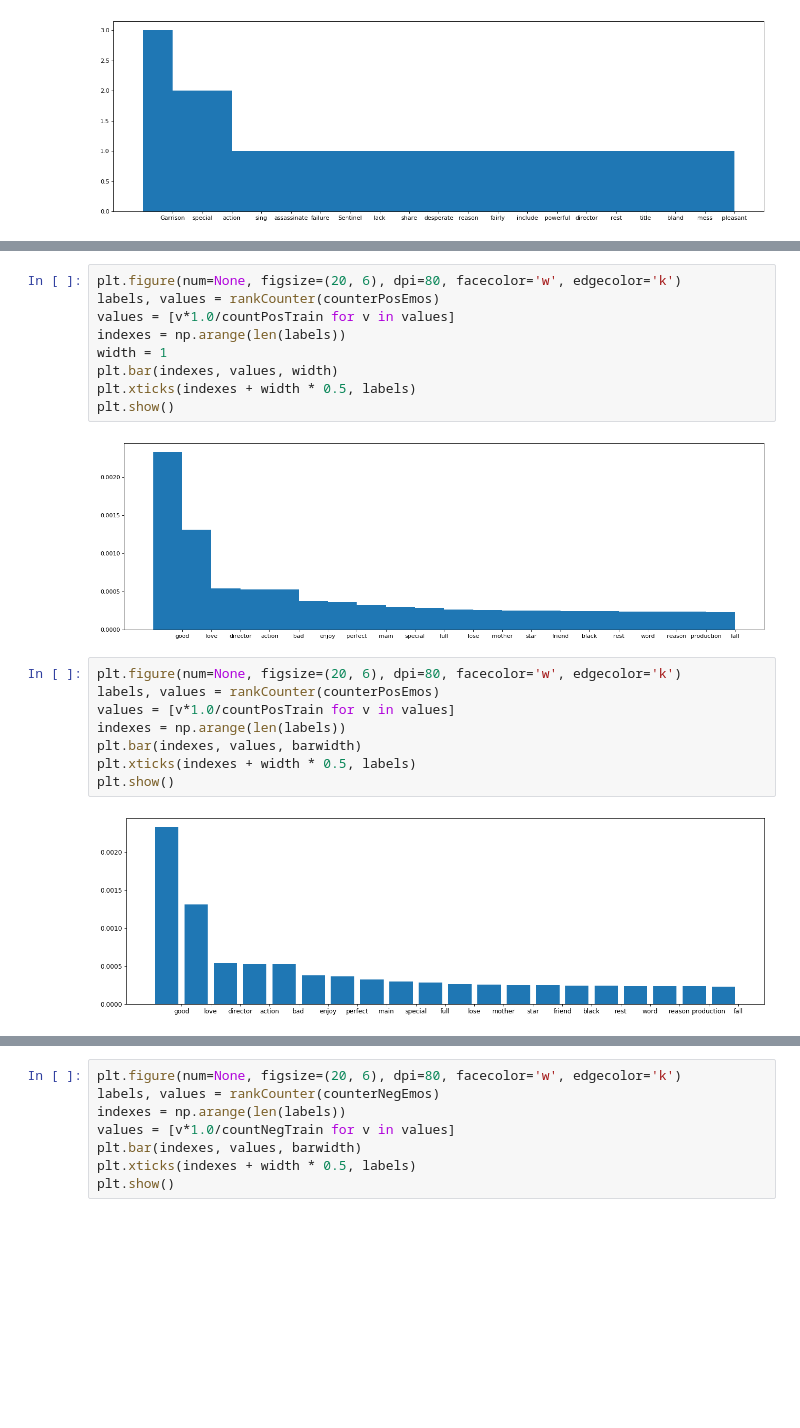
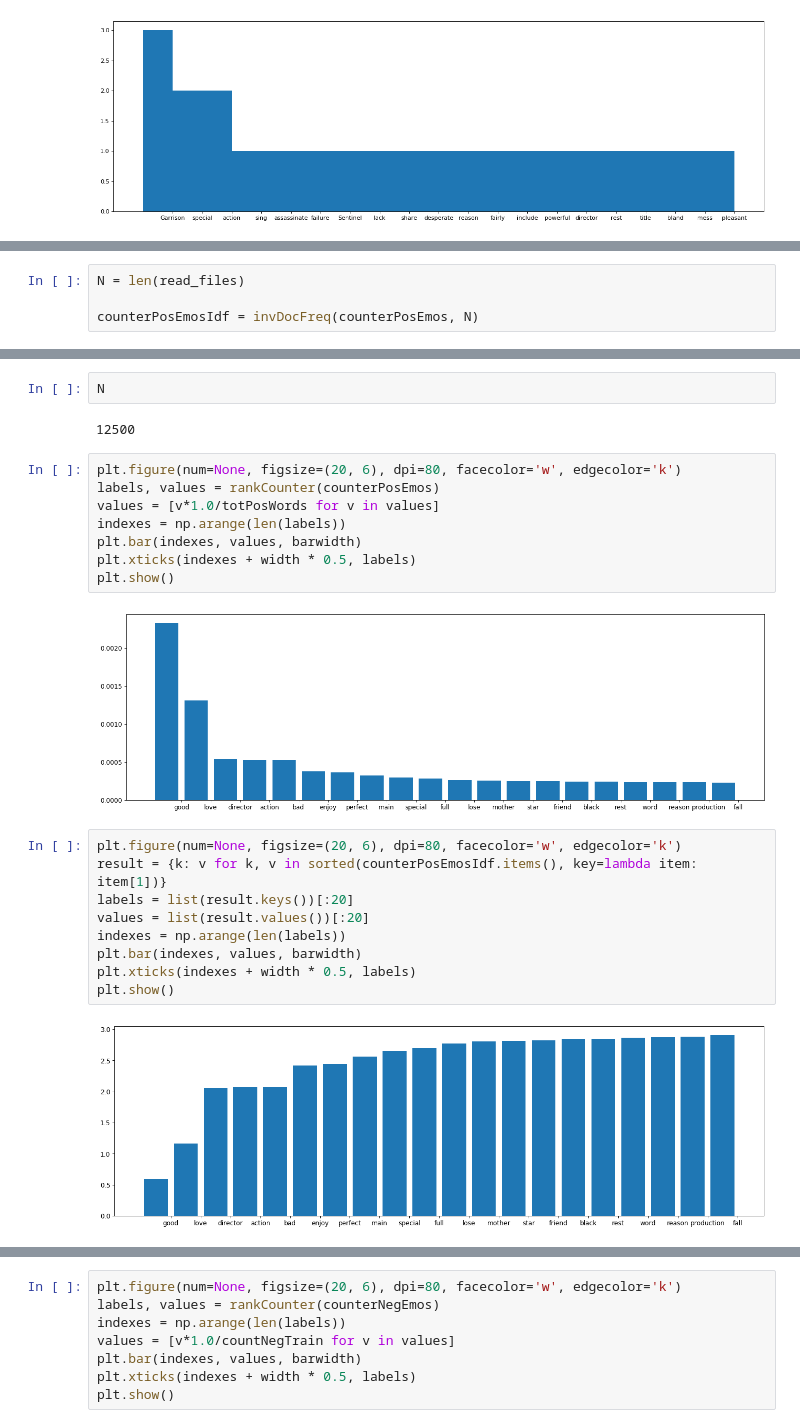
Before and after one commit to lucerne/com_metrics_chatbot, a Jupyter notebook: code/analysis/analyze_aclImdb.ipynb, the cells around one changed output, grey strips where cells are left out. Saved outputs shown, nothing was run; the diff lists cells and outputs as text; blank space fills up the shorter version.

```diff
--- a/code/analysis/analyze_aclImdb.ipynb
+++ b/code/analysis/analyze_aclImdb.ipynb
@@ -631,0 +625,4 @@ NameError: name 'v' is not defined
+# %%
+N = len(read_files)
+
+counterPosEmosIdf = invDocFreq(counterPosEmos, N)
@@ -632,21 +645,25 @@ NameError: name 'v' is not defined
+# %%
+N
+# %% [output]
+12500
 # %%
 plt.figure(num=None, figsize=(20, 6), dpi=80, facecolor='w', edgecolor='k')
 labels, values = rankCounter(counterPosEmos)
-values = [v*1.0/countPosTrain for v in values]
+values = [v*1.0/totPosWords for v in values]
 indexes = np.arange(len(labels))
-width = 1
-plt.bar(indexes, values, width)
+plt.bar(indexes, values, barwidth)
 plt.xticks(indexes + width * 0.5, labels)
 plt.show()
 # %% [output]
-[figure, old version]
+[figure, new version]
 # %%
 plt.figure(num=None, figsize=(20, 6), dpi=80, facecolor='w', edgecolor='k')
-labels, values = rankCounter(counterPosEmos)
-values = [v*1.0/countPosTrain for v in values]
+result = {k: v for k, v in sorted(counterPosEmosIdf.items(), key=lambda item: item[1])}
+labels = list(result.keys())[:20]
+values = list(result.values())[:20]
 indexes = np.arange(len(labels))
 plt.bar(indexes, values, barwidth)
 plt.xticks(indexes + width * 0.5, labels)
 plt.show()
 # %% [output]
-[figure, old version]
+[figure, new version]
```
Also changed, not shown: parts of 7 cells of this notebook, 2 other files.
